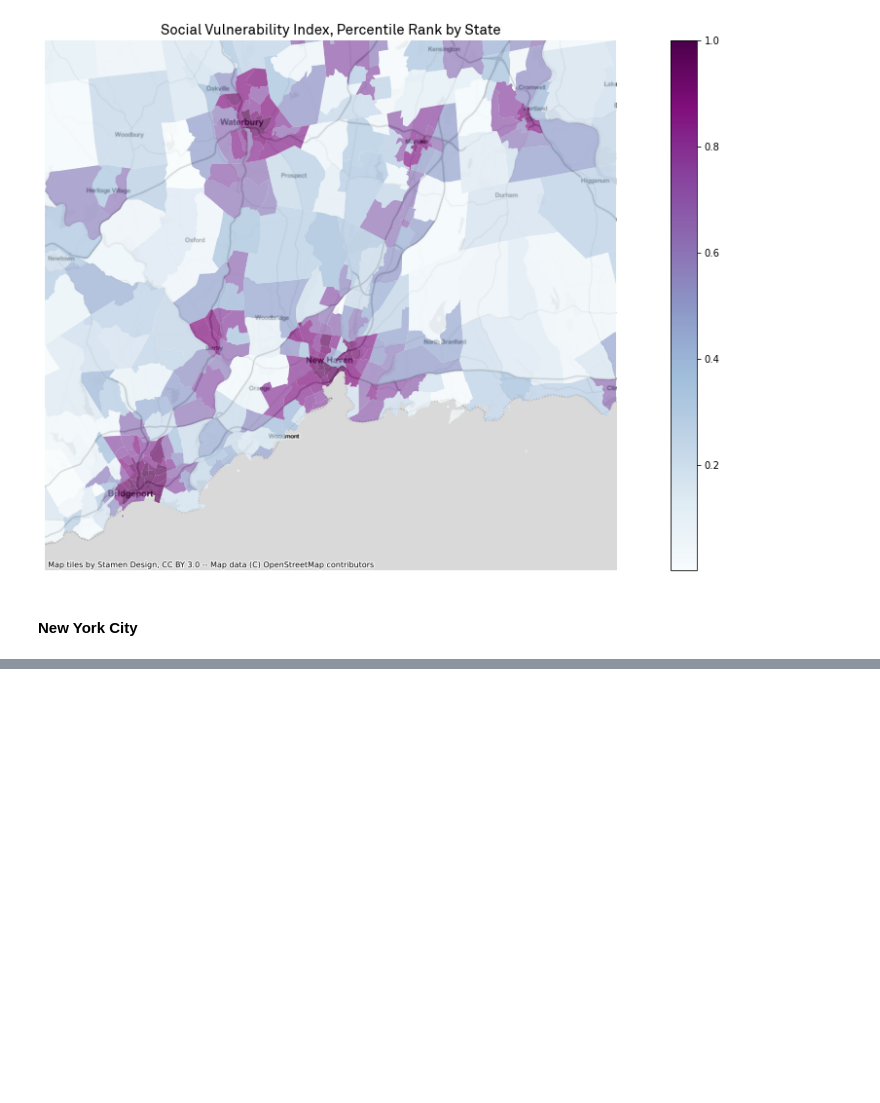
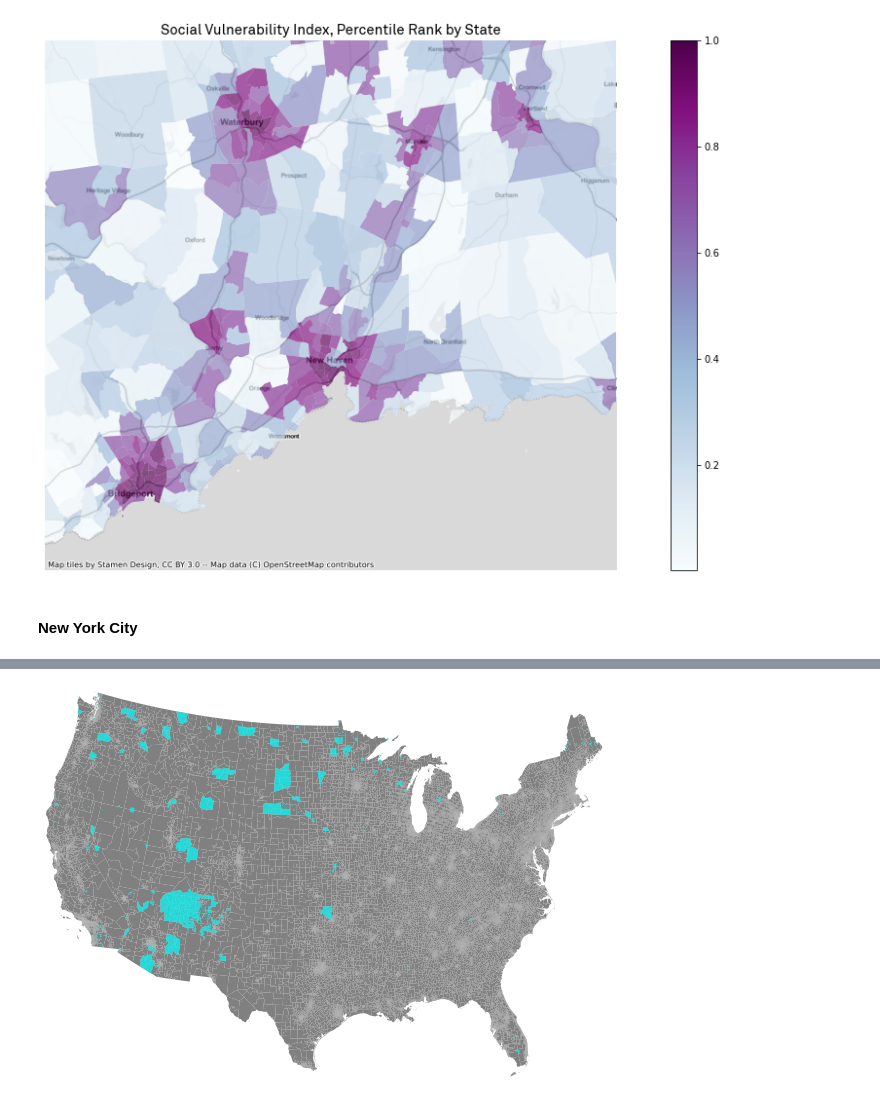
Before and after one commit to CenterForSpatialResearch/community_health_workers, a Jupyter notebook: 00_social_vulnerability_index_eda.ipynb, the cells around one changed output, grey strips where cells are left out. Saved outputs shown, nothing was run; the diff lists cells and outputs as text; code cells hidden in the pictures; blank space fills up the shorter version.

```diff
--- a/00_social_vulnerability_index_eda.ipynb
+++ b/00_social_vulnerability_index_eda.ipynb
@@ -155,0 +182,11 @@ ax.set_axis_off()
+# %%
+# Tribal lands in CDC SVI dataset
+svi_tribal_albers = svi_tribal.to_crs("ESRI:102008")
+fig, ax = plt.subplots(figsize=(10,10))
+svi_states_albers.plot(ax=ax,color = "grey")
+svi_tribal_albers.plot(ax=ax,color="cyan",alpha=0.7)
+ax.set_xlim(lower48_xlim)
+ax.set_ylim(lower48_ylim)
+ax.set_axis_off()
+# %% [output]
+[figure, added]
```
Also changed, not shown: parts of 7 cells of this notebook.
